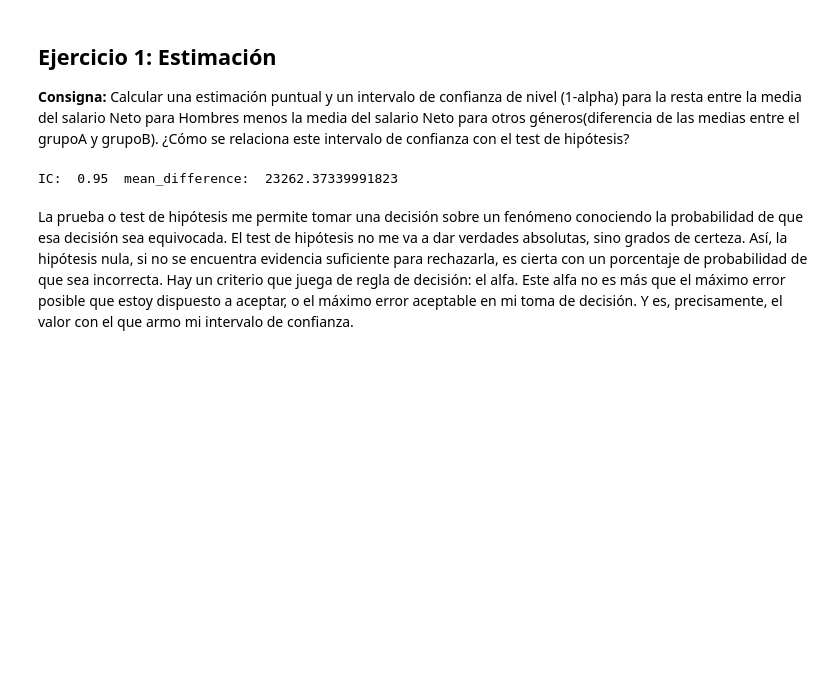
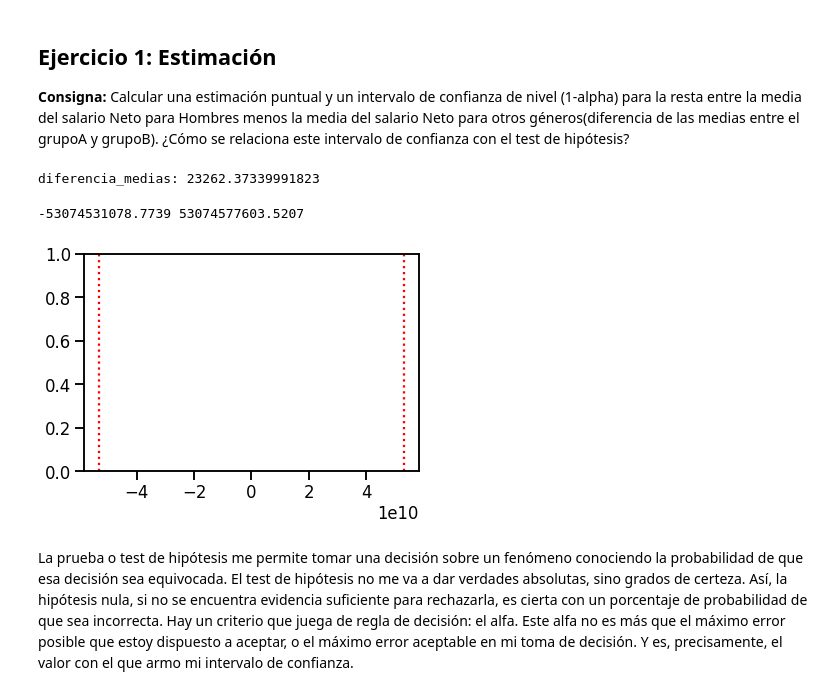
Before and after one commit to fnbellomo/DiploDatos2021, a Jupyter notebook: Copia_de_Entregable_Parte_2.ipynb, the cells around one changed output. Cells and saved outputs as stored; diff of their text form; code cells hidden in the pictures; blank space fills up the shorter version.

```diff
--- a/Copia_de_Entregable_Parte_2.ipynb
+++ b/Copia_de_Entregable_Parte_2.ipynb
@@ -65,11 +66,27 @@ groupB = df[(df.salary_monthly_NETO > 1000) & ~is_man].salary_monthly_NETO
 **Consigna:**  Calcular una estimación puntual y un intervalo de confianza de nivel (1-alpha) para la resta entre la media del salario Neto para Hombres menos la media del salario Neto para otros géneros(diferencia de las medias entre el grupoA y grupoB).
 ¿Cómo se relaciona este intervalo de confianza con el test de hipótesis?
 # %%
-IC = 1 - alpha
+# Calculamos la estimacion puntual para la diferencia de medias:
 mean_difference = groupA.mean() - groupB.mean()
-print('IC: ', IC, ' mean_difference: ', mean_difference)
+print('diferencia_medias:', mean_difference)
 # %% [output]
-IC:  0.95  mean_difference:  23262.37339991823
+diferencia_medias: 23262.37339991823
+# %%
+varianzas = groupA.std() + groupB.std()
+# %%
+ppf = norm.ppf(0.975, loc=mean_difference, scale=varianzas)
+# donde loc indica la diferencia de medias y scale la suma de las varianzas
+intervalo_confianza = varianzas * ppf
+lower_95 = mean_difference - intervalo_confianza
+upper_95 = mean_difference + intervalo_confianza
+print(lower_95, upper_95)
+# %% [output]
+-53074531078.7739 53074577603.5207
+# %%
+_ = plt.axvline(lower_95, color='r', linestyle=':')
+_ = plt.axvline(upper_95, color='r', linestyle=':')
+# %% [output]
+[figure, added]
 # %% [markdown]
 La prueba o test de hipótesis me permite tomar una decisión sobre un fenómeno conociendo la probabilidad de que esa decisión sea equivocada. El test de hipótesis no me va a dar verdades absolutas, sino grados de certeza. Así, la hipótesis nula, si no se encuentra evidencia suficiente para rechazarla, es cierta con un porcentaje de probabilidad de que sea incorrecta.
 Hay un criterio que juega de regla de decisión: el alfa. Este alfa no es más que el máximo error posible que estoy dispuesto a aceptar, o el máximo error aceptable en mi toma de decisión. Y es, precisamente, el valor con el que armo mi intervalo de confianza.
```
Also changed, not shown: parts of 4 cells of this notebook.
